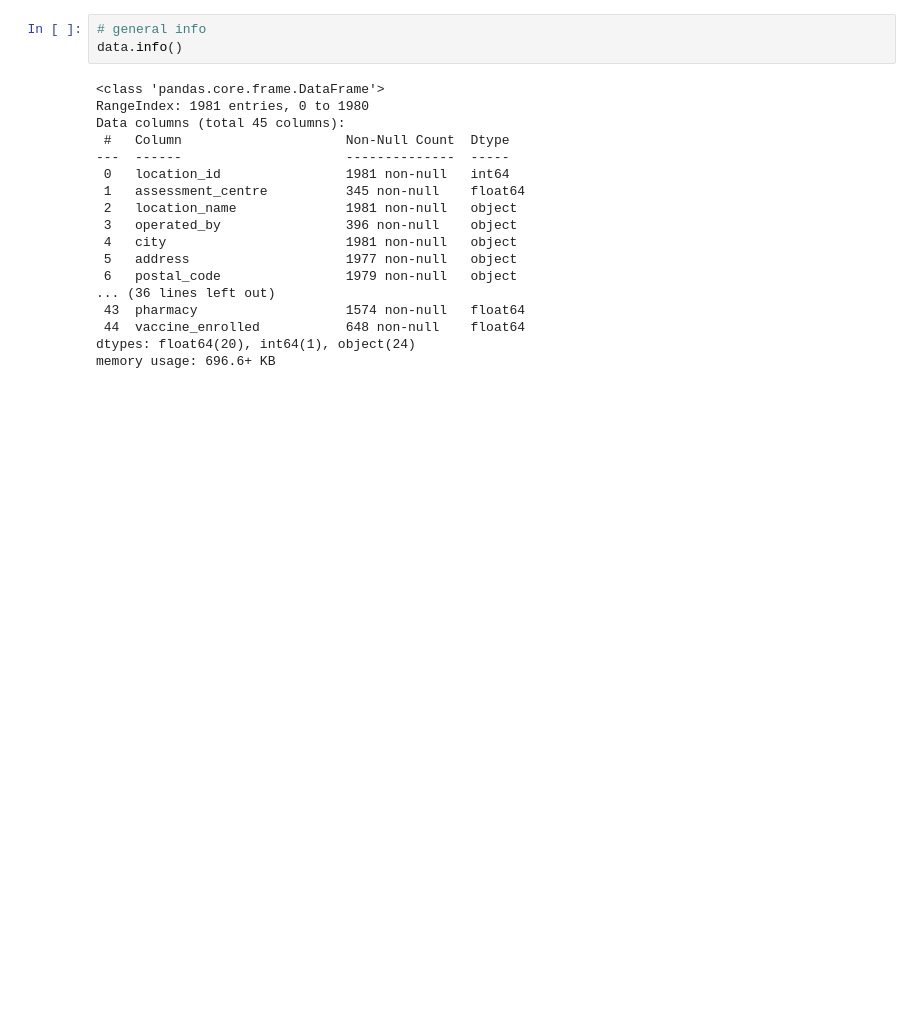
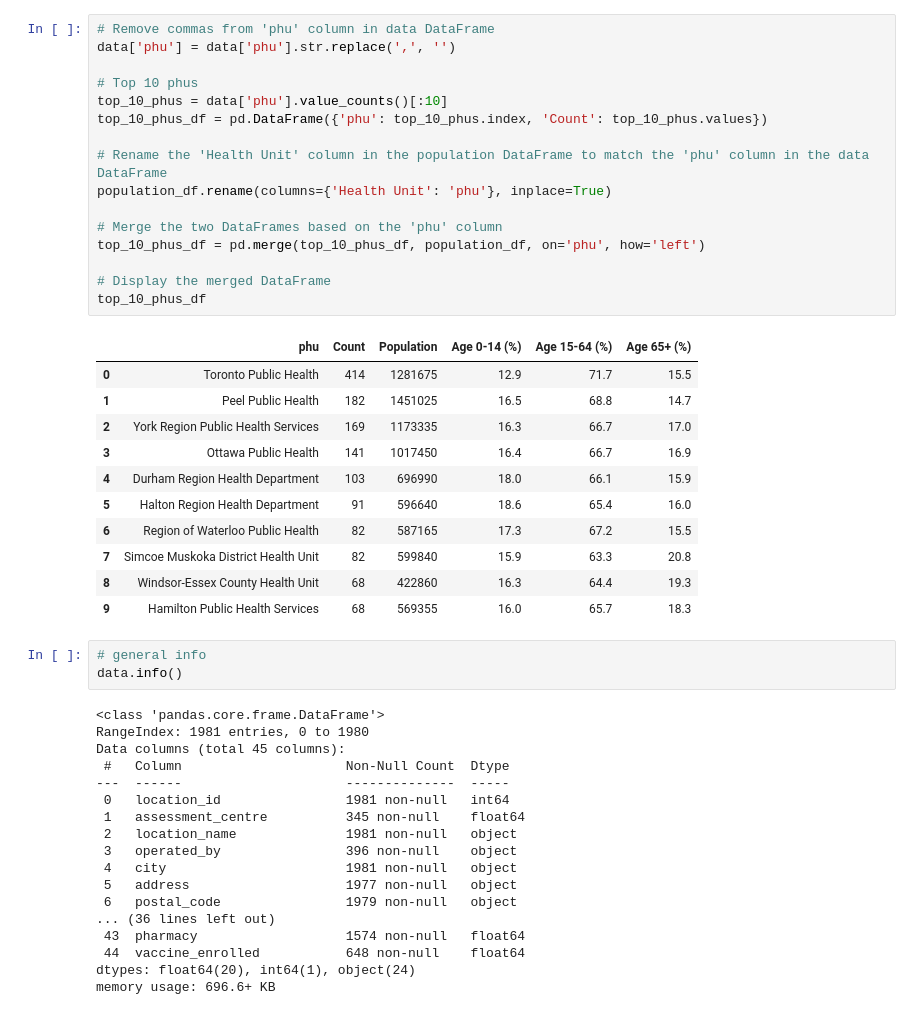
Before and after one commit to RanArino/Course_Projects, a Jupyter notebook: BDA700_HealthAnalytics/Assignment01/Reports.ipynb, the cells around one changed output. Drawn from its saved outputs; the diff is of its cells as text; blank space fills up the shorter version.

```diff
--- a/BDA700_HealthAnalytics/Assignment01/Reports.ipynb
+++ b/BDA700_HealthAnalytics/Assignment01/Reports.ipynb
@@ -42,6 +52,34 @@ Columns:
 | 3 | 89 | 1.0 | Superior North EMS Community Para... | Superior North EMS | Thunder Bay | 1408 Brown Street | P7B 2M6 | ON | ... |
 | 4 | 112 | 1.0 | Toronto Western Hospital | University Health Network | Toronto | 347 Bathurst Street | M5T 2S7 | ON | ... |
 5 rows × 45 columns
+# %%
+# Remove commas from 'phu' column in data DataFrame
+data['phu'] = data['phu'].str.replace(',', '')
+
+# Top 10 phus
+top_10_phus = data['phu'].value_counts()[:10]
+top_10_phus_df = pd.DataFrame({'phu': top_10_phus.index, 'Count': top_10_phus.values})
+
+# Rename the 'Health Unit' column in the population DataFrame to match the 'phu' column in the data DataFrame
+population_df.rename(columns={'Health Unit': 'phu'}, inplace=True)
+
+# Merge the two DataFrames based on the 'phu' column
+top_10_phus_df = pd.merge(top_10_phus_df, population_df, on='phu', how='left')
+
+# Display the merged DataFrame
+top_10_phus_df
+# %% [output]
+|  | phu | Count | Population | Age 0-14 (%) | Age 15-64 (%) | Age 65+ (%) |
+| 0 | Toronto Public Health | 414 | 1281675 | 12.9 | 71.7 | 15.5 |
+| 1 | Peel Public Health | 182 | 1451025 | 16.5 | 68.8 | 14.7 |
+| 2 | York Region Public Health Services | 169 | 1173335 | 16.3 | 66.7 | 17.0 |
+| 3 | Ottawa Public Health | 141 | 1017450 | 16.4 | 66.7 | 16.9 |
+| 4 | Durham Region Health Department | 103 | 696990 | 18.0 | 66.1 | 15.9 |
+| 5 | Halton Region Health Department | 91 | 596640 | 18.6 | 65.4 | 16.0 |
+| 6 | Region of Waterloo Public Health | 82 | 587165 | 17.3 | 67.2 | 15.5 |
+| 7 | Simcoe Muskoka District Health Unit | 82 | 599840 | 15.9 | 63.3 | 20.8 |
+| 8 | Windsor-Essex County Health Unit | 68 | 422860 | 16.3 | 64.4 | 19.3 |
+| 9 | Hamilton Public Health Services | 68 | 569355 | 16.0 | 65.7 | 18.3 |
 # %%
 # general info
 data.info()
```
Also changed, not shown: parts of 22 cells of this notebook.
